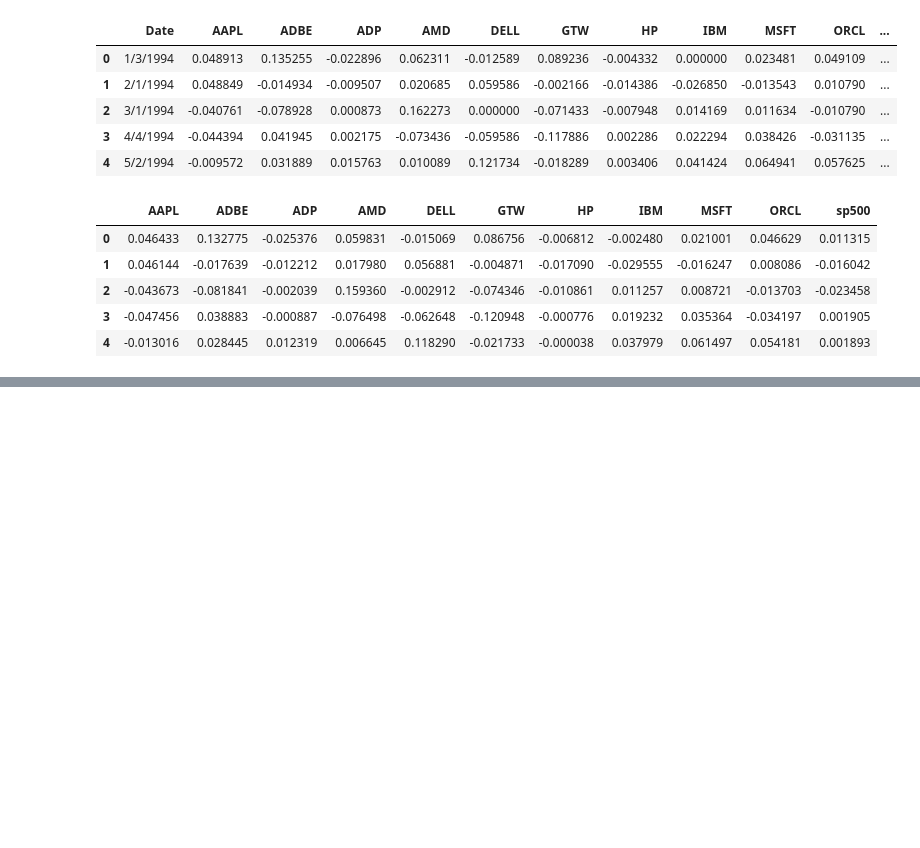
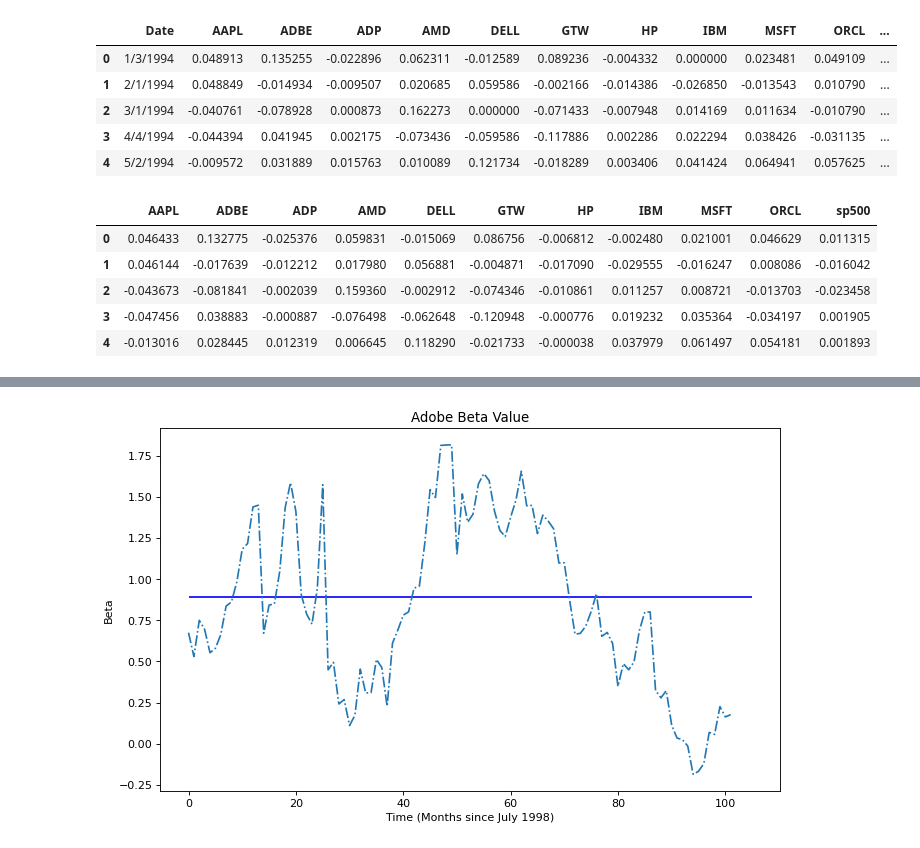
Before and after one commit to quinn-holl/FinancialStatistics, a Jupyter notebook: hw1/Exercise5_10.ipynb, the cells around one changed output, grey strips where cells are left out. Cells and saved outputs as stored; diff of their text form; code cells hidden in the pictures; blank space fills up the shorter version.

```diff
--- a/hw1/Exercise5_10.ipynb
+++ b/hw1/Exercise5_10.ipynb
@@ -160,0 +182,12 @@ plt.show()
+# %%
+#lets see a visual representation of the two methods using the ADOBE stock.
+plt.figure(figsize=(10,6), dpi = 80)
+plt.xlabel("Time (Months since July 1998)")
+plt.ylabel("Beta")
+plt.title("Adobe Beta Value")
+plt.plot(dynamicBetaList[2], '-.')
+plt.hlines(y = beta2[2].params, xmin = 0, xmax = 105, color = 'b')
+
+plt.show()
+# %% [output]
+[figure, added]
```
Also changed, not shown: parts of 16 cells of this notebook, 3 other files.
